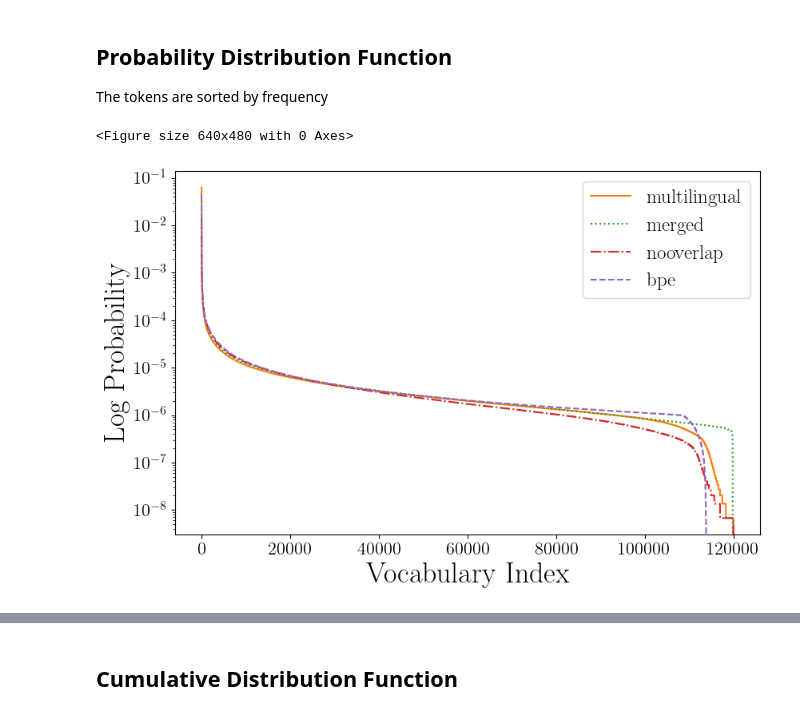
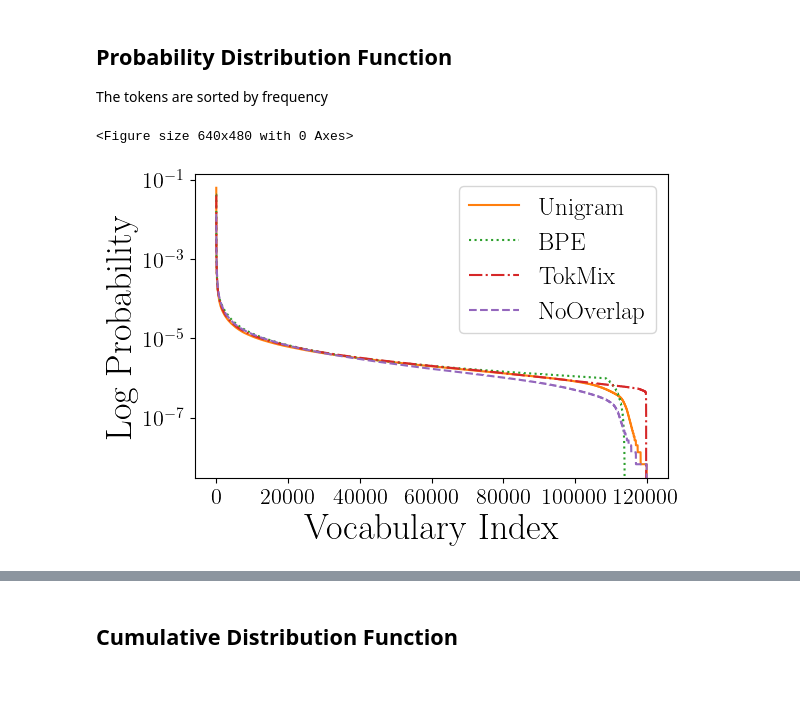
Before and after one commit to tomlimi/entangled_in_scripts, a Jupyter notebook: src/notebooks/6_IN_language_aggregated_results.ipynb, the cells around one changed output, grey strips where cells are left out. Drawn from its saved outputs; the diff is of its cells as text; code cells hidden in the pictures; blank space fills up the shorter version.

```diff
--- a/src/notebooks/6_IN_language_aggregated_results.ipynb
+++ b/src/notebooks/6_IN_language_aggregated_results.ipynb
@@ -37,10 +37,17 @@ plt.rcParams['ytick.labelsize'] = 16
 plt.rcParams['legend.fontsize'] = 18
 # %% [markdown]
 ## Parameteres
+# %%
+name_map = {
+    'multilingual': 'Unigram',
+    'bpe': 'BPE',
+    'merged': 'TokMix',
+    'nooverlap': 'NoOverlap'
+}
 # %%
 languages = ('ar', 'tr', 'zh','el', 'es', 'en')
 alpha = 0.25
-tokenization_types = ('multilingual', 'merged', 'nooverlap', 'bpe')
+tokenization_types = ('multilingual', 'bpe', 'merged', 'nooverlap')
 N_vocab = 120000
 
 
@@ -51,8 +58,15 @@ in_lang_stds = pd.DataFrame(columns=['task', 'metric', 'tokenizer'] + list(langu
 # %% [markdown]
 # Tokenizers and Distributions over Vocabulary
 # %%
-vocab_distributions = {tok_type: get_distribution_over_vocabulary(tok_type, alpha, N_vocab, languages) for
-                      tok_type in tokenization_types}
+vocab_distributions = dict()
+vocab_dist_arrays = dict()
+vocab_frequencies = dict()
+
+for tok_type in tokenization_types:
+    vocab_distributions[tok_type], vocab_frequencies[tok_type] \
+        = get_distribution_over_vocabulary(tok_type, alpha, N_vocab, languages)
+    vocab_dist_arrays[tok_type] = {lang: np.array(list(vocab_distributions[tok_type][lang].values()))
+                                   for lang in languages + ('All',)}
 # %% [markdown]
 ## Probability Distribution Function
 The tokens are sorted by frequency
@@ -68,19 +82,19 @@ def boxplot_across_languages(res, metric, languages, task=None):
 # %%
 line_styles=['-', ':', '-.', '--']
 colors= ["C1", "C2", "C3", "C4"]
 plt.figure()
-f, ax = plt.subplots(figsize=(9, 6))
+f, ax = plt.subplots(figsize=(6.5, 4.5))
 for t_idx, tokenization in enumerate(tokenization_types):
-    sorted_data = np.sort(vocab_distributions[tokenization]['multilingual'])[::-1]
-    ax.plot(sorted_data,c=colors[t_idx],ls=line_styles[t_idx], label=tokenization)
+    sorted_data = np.sort(vocab_dist_arrays[tokenization]['All'])[::-1]
+    ax.plot(sorted_data,c=colors[t_idx],ls=line_styles[t_idx], label=name_map[tokenization])
 ax.set_yscale('log')
 ax.set_ylabel('Log Probability')
 ax.set_xlabel('Vocabulary Index')
 ax.legend()
 
 plt.tight_layout()
 plt.savefig(os.path.join(FIGURE_DIR, "tokenizers_log_pdf.pdf"), dpi=300)
 plt.show()
 # %% [output]
 <Figure size 640x480 with 0 Axes>
-[figure, old version]
+[figure, new version]
```
Also changed, not shown: parts of 46 cells of this notebook, 4 other files.
